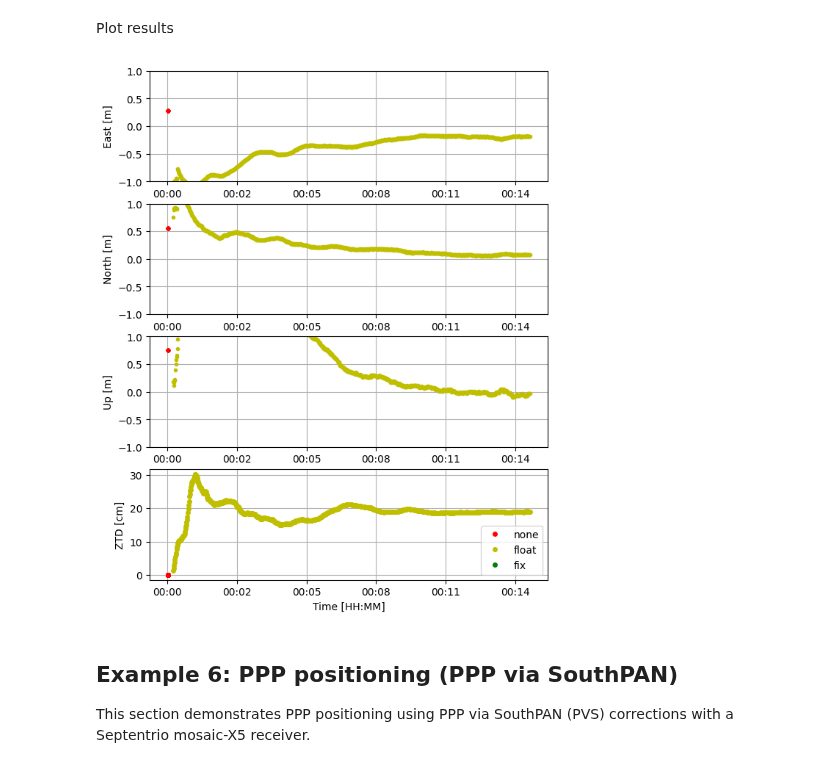
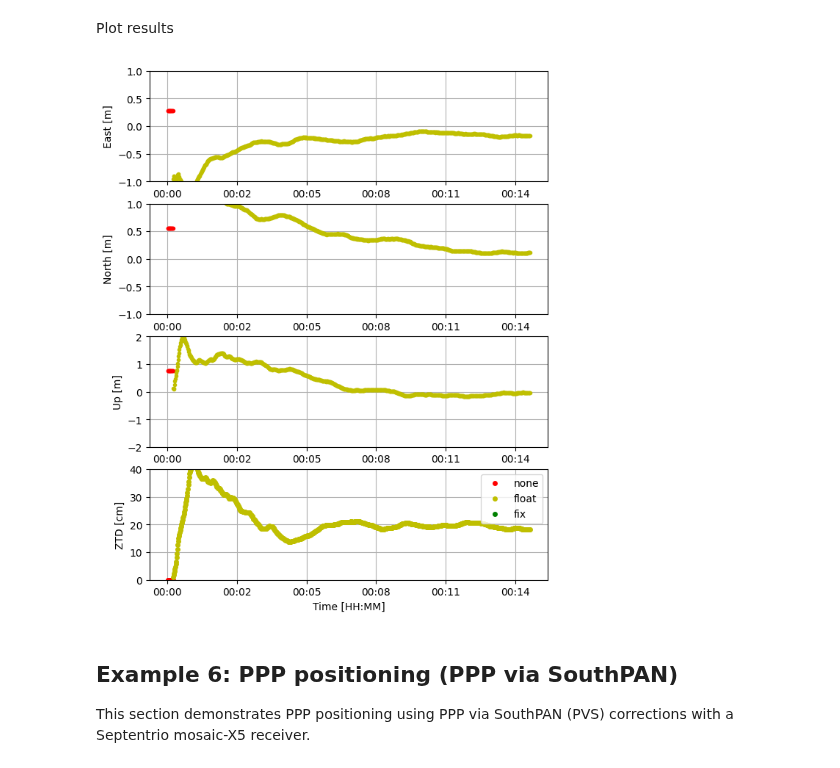
Before and after one commit to hirokawa/cssrlib, a Jupyter notebook: tutorials/ppp.ipynb, the cells around one changed output. Saved outputs shown, nothing was run; the diff lists cells and outputs as text; code cells hidden in the pictures.

```diff
--- a/tutorials/ppp.ipynb
+++ b/tutorials/ppp.ipynb
@@ -857,14 +723,14 @@ time = epoch2time(ep)
 year = ep[0]
 doy = int(time2doy(time))
 
-let = chr(ord('a')+ep[3])
+ses = chr(ord('a')+ep[3])
 bdir = f'cssrlib-data/data/doy{ep[0]:04d}-{doy:03d}/'
-navfile = bdir+f'{doy:03d}{let}_rnx.nav'
-obsfile = bdir+f'{doy:03d}{let}_rnx.obs'
-atxfile = bdir+'../antex/igs20.atx'
+navfile = bdir+f'{doy:03d}{ses}_rnx.nav'
+obsfile = bdir+f'{doy:03d}{ses}_rnx.obs'
+config['atxfile'] = bdir+'../antex/igs20.atx'
 
 # Specify L6 corrections files
-file_l6 = bdir+f'{doy:03d}{let}_qzsl6.txt'
+file_l6 = bdir+f'{doy:03d}{ses}_qzsl6.txt'
 prn_ref = 199  # QZSS PRN
 l6_ch = 1  # 0:L6D, 1:L6E
 dtype = [('wn', 'int'), ('tow', 'int'), ('prn', 'int'),
@@ -874,16 +740,18 @@ dtype = [('wn', 'int'), ('tow', 'int'), ('prn', 'int'),
 xyz_ref = [-3962108.6836, 3381309.5672, 3668678.6720]
 pos_ref = ecef2pos(xyz_ref)
 
-# Define signals to be processed
-sigs = [rSigRnx("GC1C"), rSigRnx("GC2W"),
-        rSigRnx("GL1C"), rSigRnx("GL2W"),
-        rSigRnx("GS1C"), rSigRnx("GS2W"),
-        rSigRnx("EC1C"), rSigRnx("EC5Q"),
-        rSigRnx("EL1C"), rSigRnx("EL5Q"),
-        rSigRnx("ES1C"), rSigRnx("ES5Q"),
-        rSigRnx("JC1C"), rSigRnx("JC2L"),
-        rSigRnx("JL1C"), rSigRnx("JL2L"),
-        rSigRnx("JS1C"), rSigRnx("JS2L")]
+rnx = rnxdec()
+nav = Nav()
+proc = process(nav, rnx, config, nep=nep, xyz_ref=xyz_ref)
+
+# sig_t = {'G': ['1C', '2W'], 'E': ['1C', '5Q']} # GE
+sig_t = {'G': ['1C', '2W'], 'E': ['1C', '5Q'], 'J': ['1C', '5Q'],
+         'R': ['1C', '2C'], 'C': ['2I', '5P']}  # GEJRC
+
+nep = 15*60 # 15 minutes for PPP processing time
+
+sigs, nav.nf = proc.init_sig(sig_t)
+rnx.setSignals(sigs)
 # %% [markdown]
 Load and parse the input data
 # %%
@@ -1017,11 +842,9 @@ for ne in range(nep):
 # %% [markdown]
 Plot results
 # %%
-from cssrlib.plot import plot_enu
-
-plot_enu(t, enu, smode, ztd)
+proc.plot(ttl, fig_type=1)
 # %% [output]
-[figure, old version]
+[figure, new version]
 # %% [markdown]
 ## Example 6: PPP positioning (PPP via SouthPAN)
 
```
Also changed, not shown: parts of 44 cells of this notebook.
